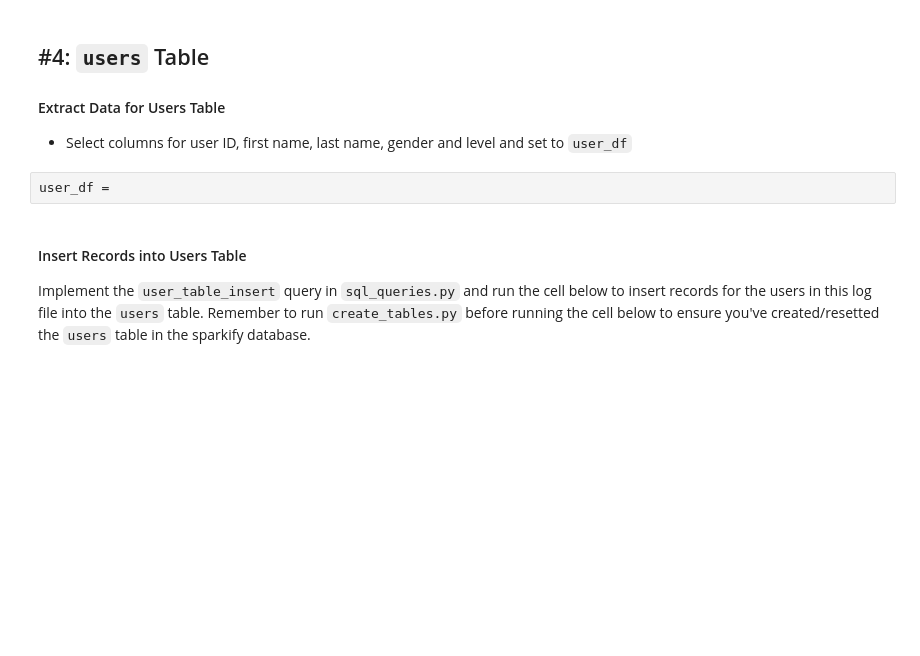
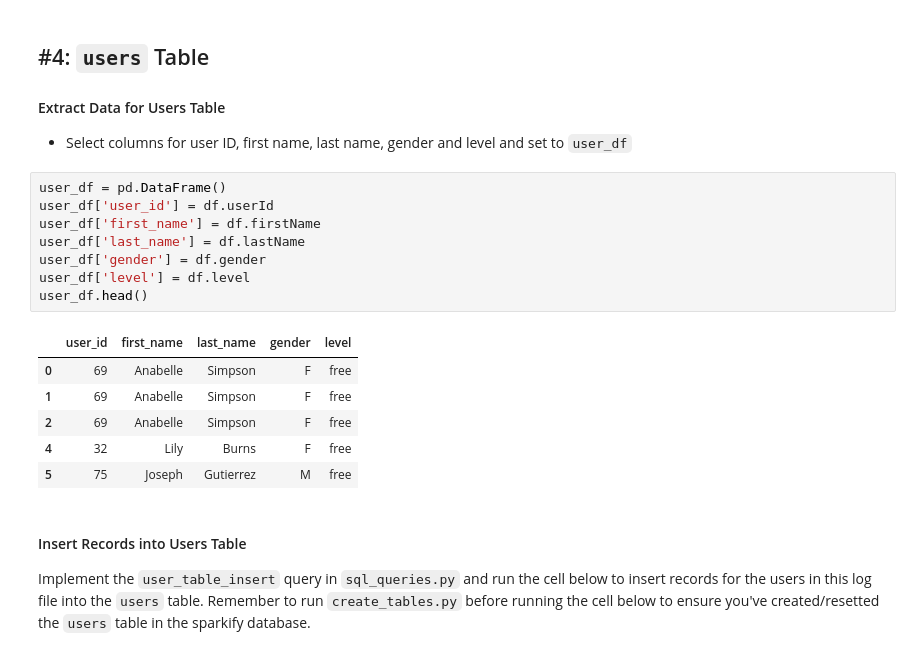
Before and after one commit to samiramunir/Relational-Data-Modeling-with-PostgreSQL, a Jupyter notebook: etl.ipynb, the cells around one changed output. Saved outputs shown, nothing was run; the diff lists cells and outputs as text; blank space fills up the shorter version.

```diff
--- a/etl.ipynb
+++ b/etl.ipynb
@@ -124,8 +186,21 @@ Run `test.ipynb` to see if you've successfully added records to this table.
 ## #4: `users` Table
 #### Extract Data for Users Table
 - Select columns for user ID, first name, last name, gender and level and set to `user_df`
-# %%
-user_df =
+# %%
+user_df = pd.DataFrame()
+user_df['user_id'] = df.userId
+user_df['first_name'] = df.firstName
+user_df['last_name'] = df.lastName
+user_df['gender'] = df.gender
+user_df['level'] = df.level
+user_df.head()
+# %% [output]
+|  | user_id | first_name | last_name | gender | level |
+| 0 | 69 | Anabelle | Simpson | F | free |
+| 1 | 69 | Anabelle | Simpson | F | free |
+| 2 | 69 | Anabelle | Simpson | F | free |
+| 4 | 32 | Lily | Burns | F | free |
+| 5 | 75 | Joseph | Gutierrez | M | free |
 # %% [markdown]
 #### Insert Records into Users Table
 Implement the `user_table_insert` query in `sql_queries.py` and run the cell below to insert records for the users in this log file into the `users` table. Remember to run `create_tables.py` before running the cell below to ensure you've created/resetted the `users` table in the sparkify database.
```
Also changed, not shown: parts of 27 cells of this notebook, 4 other files.
